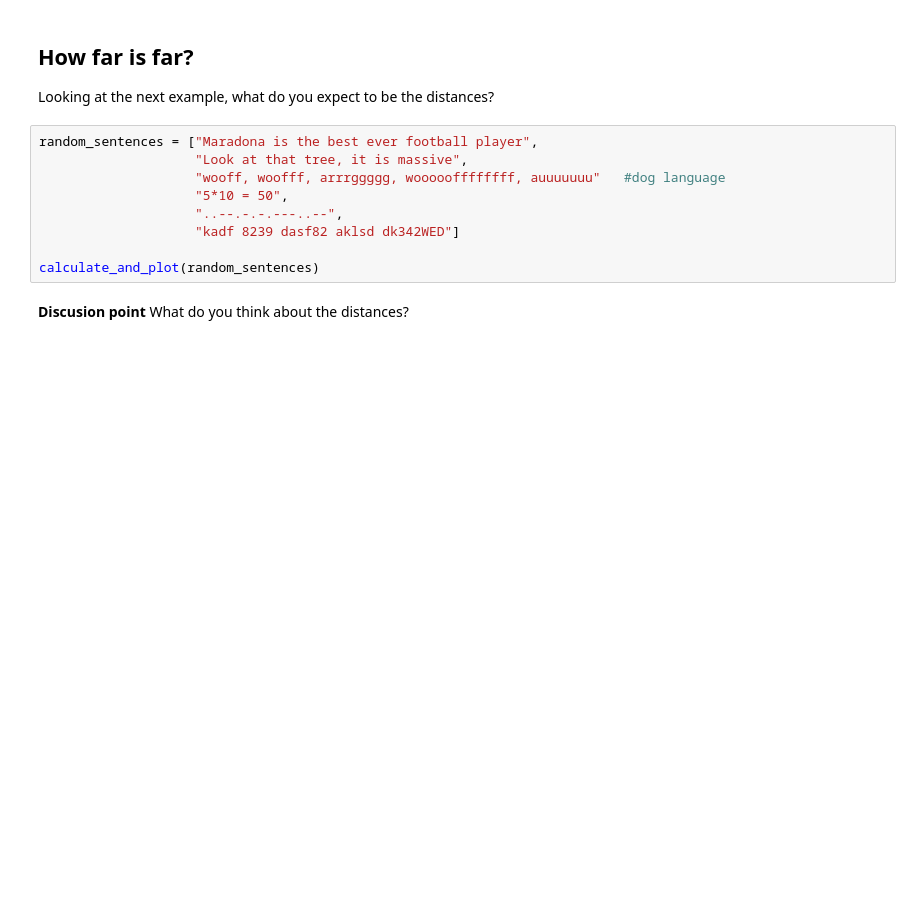
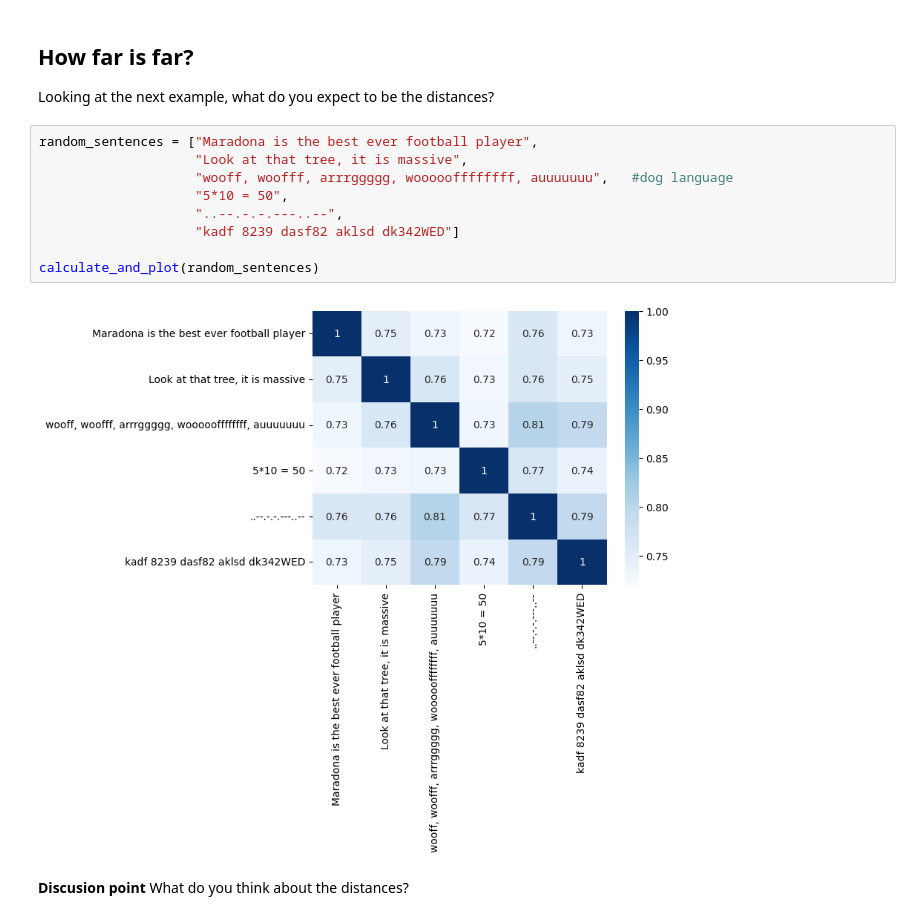
Before and after one commit to losamig/upskilling, a Jupyter notebook: notebooks/embeddings.ipynb, the cells around one changed output. Drawn from its saved outputs; the diff is of its cells as text; blank space fills up the shorter version.

```diff
--- a/notebooks/embeddings.ipynb
+++ b/notebooks/embeddings.ipynb
@@ -94,12 +103,14 @@ Looking at the next example, what do you expect to be the distances?
 # %%
 random_sentences = ["Maradona is the best ever football player",
                     "Look at that tree, it is massive",
-                    "wooff, woofff, arrrggggg, woooooffffffff, auuuuuuu"   #dog language
+                    "wooff, woofff, arrrggggg, woooooffffffff, auuuuuuu",   #dog language
                     "5*10 = 50",
                     "..--.-.-.---..--",
                     "kadf 8239 dasf82 aklsd dk342WED"]
 
 calculate_and_plot(random_sentences)
+# %% [output]
+[figure, added]
 # %% [markdown]
 **Discusion point** What do you think about the distances?
 # %% [markdown]
```
Also changed, not shown: parts of 19 cells of this notebook, 8 other files.
